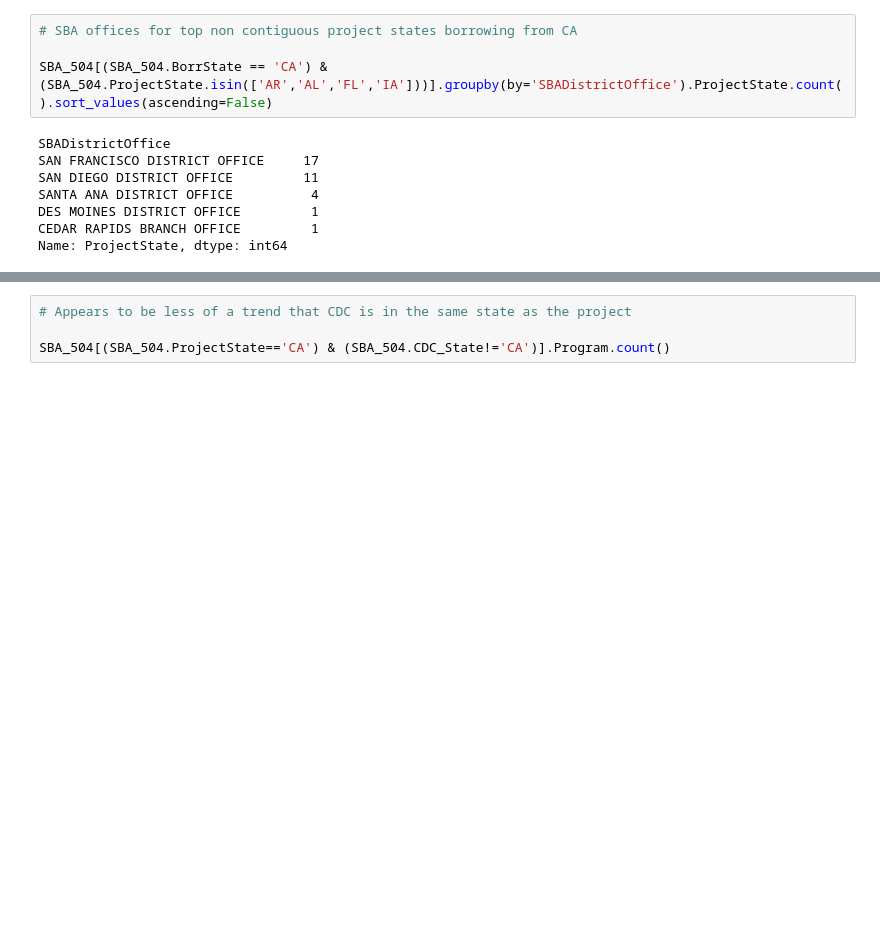
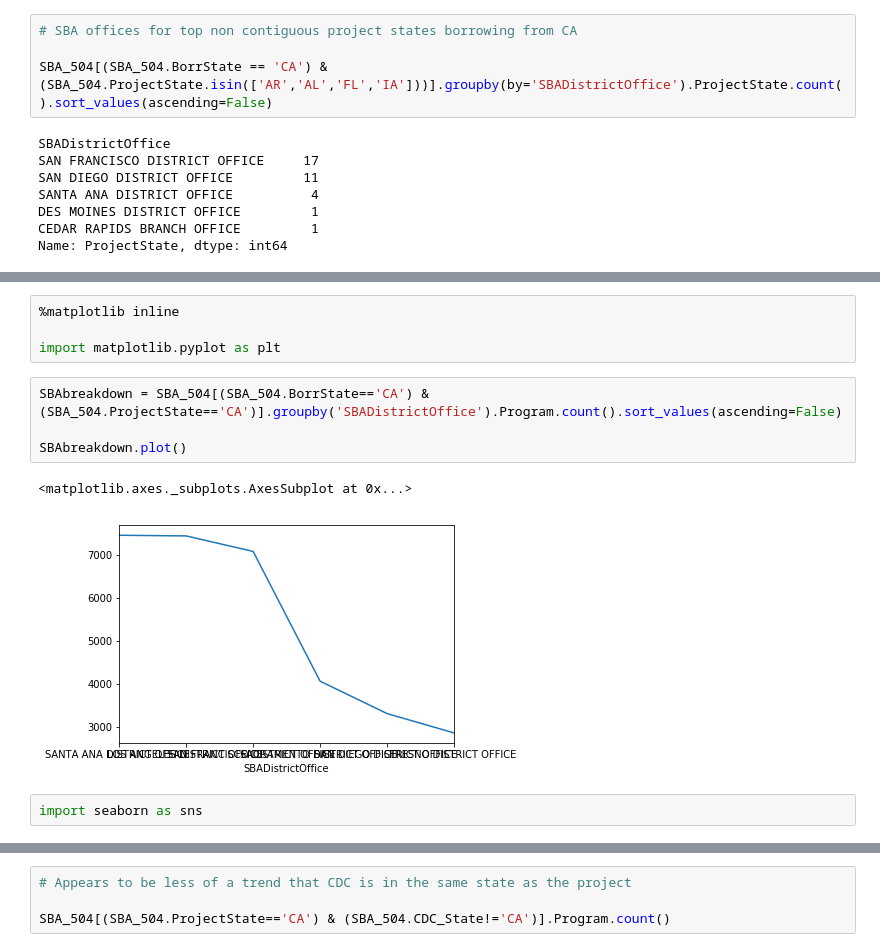
Before and after one commit to blindseth/dadata, a Jupyter notebook: dswg-sba/sba1.ipynb, the cells around one changed output, grey strips where cells are left out. Cells and saved outputs as stored; diff of their text form; blank space fills up the shorter version.

```diff
--- a/dswg-sba/sba1.ipynb
+++ b/dswg-sba/sba1.ipynb
@@ -193,0 +178,13 @@ TypeError: 'numpy.int64' object is not callable
+# %%
+%matplotlib inline
+
+import matplotlib.pyplot as plt
+# %%
+SBAbreakdown = SBA_504[(SBA_504.BorrState=='CA') & (SBA_504.ProjectState=='CA')].groupby('SBADistrictOffice').Program.count().sort_values(ascending=False)
+
+SBAbreakdown.plot()
+# %% [output]
+<matplotlib.axes._subplots.AxesSubplot at 0x...>
+[figure, added]
+# %%
+import seaborn as sns
```
Also changed, not shown: parts of 13 cells of this notebook.
